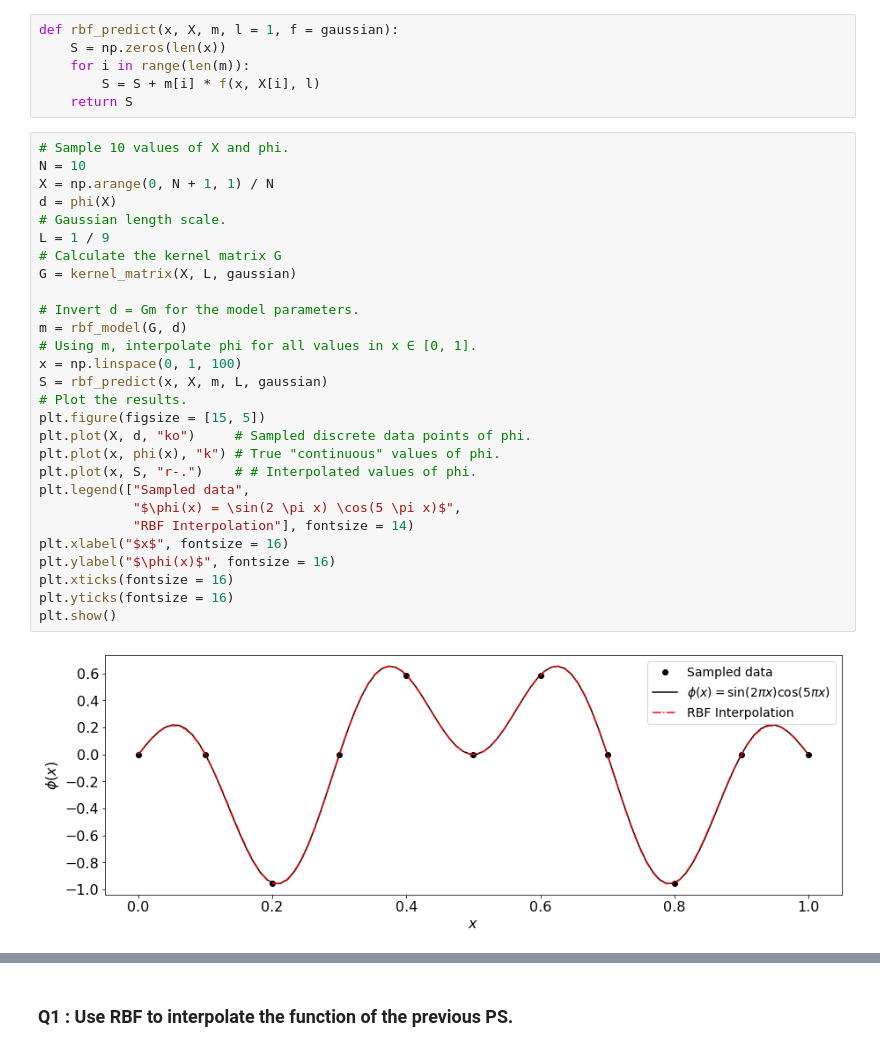
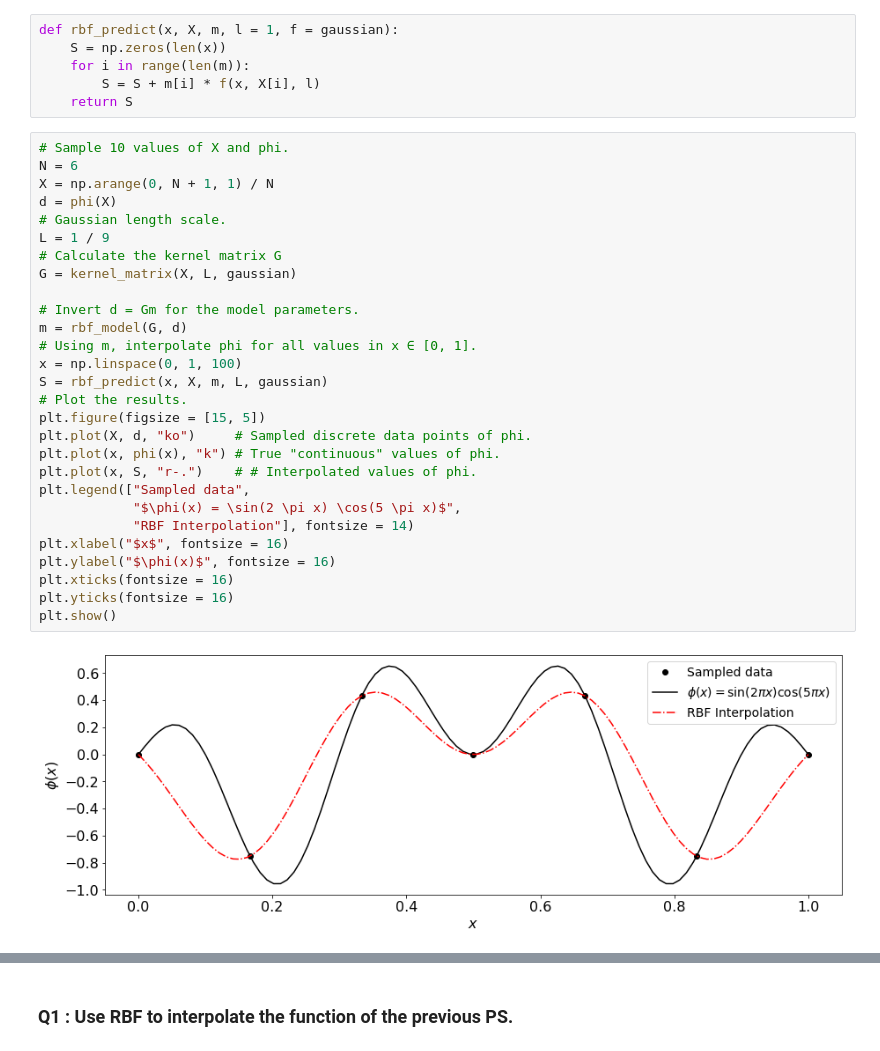
Before and after one commit to taranehsayadi/taranehsayadi.github.io, a Jupyter notebook: MU5MEF41/PS/PS4.ipynb, the cells around one changed output, grey strips where cells are left out. Drawn from its saved outputs; the diff is of its cells as text.

```diff
--- a/MU5MEF41/PS/PS4.ipynb
+++ b/MU5MEF41/PS/PS4.ipynb
@@ -27,34 +27,34 @@ def rbf_predict(x, X, m, l = 1, f = gaussian):
     return S
 # %%
 # Sample 10 values of X and phi.
-N = 10
+N = 6
 X = np.arange(0, N + 1, 1) / N
 d = phi(X)
 # Gaussian length scale.
 L = 1 / 9
 # Calculate the kernel matrix G
 G = kernel_matrix(X, L, gaussian)
 
 # Invert d = Gm for the model parameters.
 m = rbf_model(G, d)
 # Using m, interpolate phi for all values in x ∈ [0, 1].
 x = np.linspace(0, 1, 100)
 S = rbf_predict(x, X, m, L, gaussian)
 # Plot the results.
 plt.figure(figsize = [15, 5])
 plt.plot(X, d, "ko")     # Sampled discrete data points of phi.
 plt.plot(x, phi(x), "k") # True "continuous" values of phi.
 plt.plot(x, S, "r-.")    # # Interpolated values of phi.
 plt.legend(["Sampled data",
             "$\phi(x) = \sin(2 \pi x) \cos(5 \pi x)$",
             "RBF Interpolation"], fontsize = 14)
 plt.xlabel("$x$", fontsize = 16)
 plt.ylabel("$\phi(x)$", fontsize = 16)
 plt.xticks(fontsize = 16)
 plt.yticks(fontsize = 16)
 plt.show()
 # %% [output]
-[figure, old version]
+[figure, new version]
 # %%
 # Plot the 10 weighted Gaussians used in the interpolation model.
 plt.figure(figsize = [18, 5])
```
Also changed, not shown: parts of 1 cell of this notebook, 21 other files.
